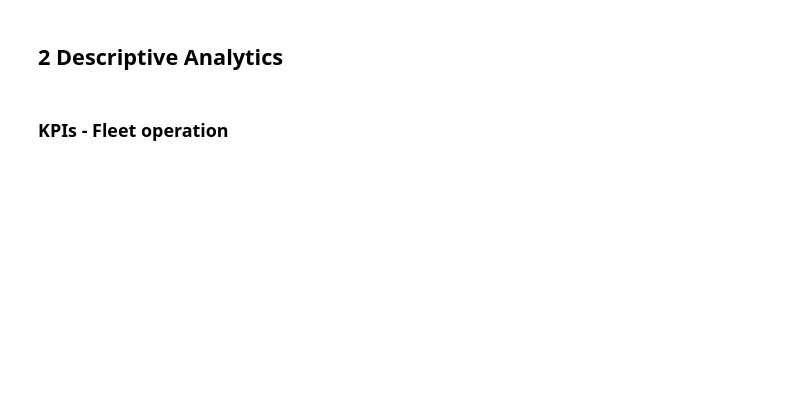
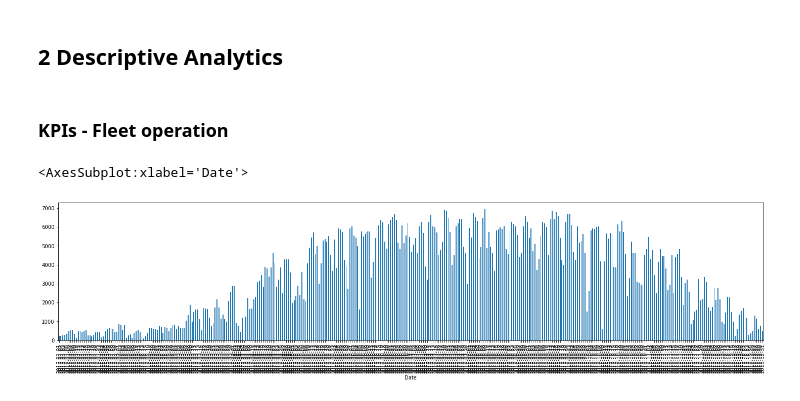
Before and after one commit to MoritzWagner13/Machine-Learning, a Jupyter notebook: Code.ipynb, the cells around one changed output. Cells and saved outputs as stored; diff of their text form; code cells hidden in the pictures; blank space fills up the shorter version.

Commit message:
added rentals per day plot

```diff
--- a/Code.ipynb
+++ b/Code.ipynb
@@ -374,3 +374,9 @@ NaN_for_attribute2
 ## 2 Descriptive Analytics
 # %% [markdown]
 ### KPIs - Fleet operation
+# %%
+# Count of rentals per day
+bike.groupby(bike["start_time"].rename('Date').dt.date).size().plot.bar()
+# %% [output]
+<AxesSubplot:xlabel='Date'>
+[figure, added]
```
Also changed, not shown: parts of 1 cell of this notebook.
